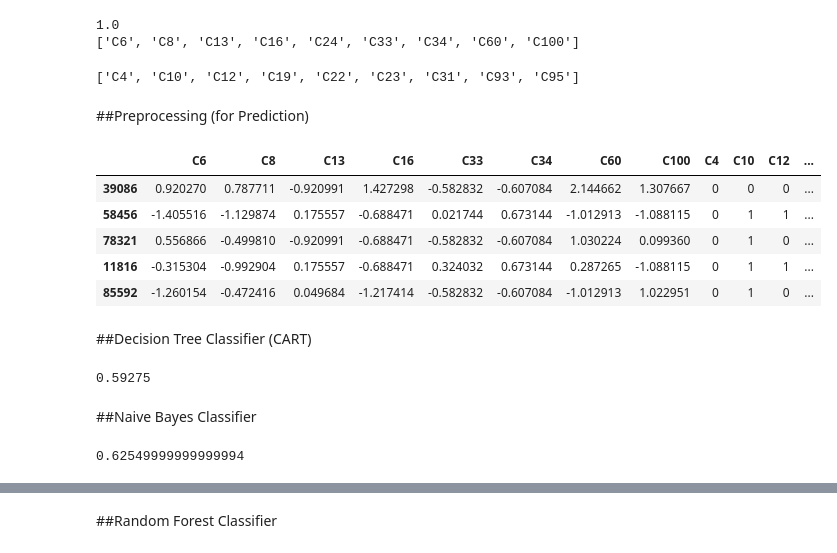
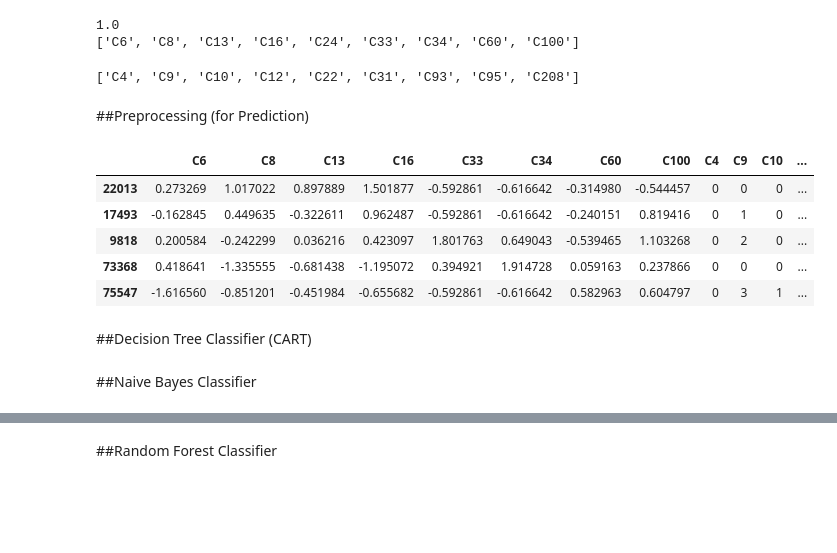
Before and after one commit to hungtzuhsuan/dataAnalytics, a Jupyter notebook: ipython/npout3_forecast.ipynb, the cells around one changed output, grey strips where cells are left out. Drawn from its saved outputs; the diff is of its cells as text; code cells hidden in the pictures; blank space fills up the shorter version.

```diff
--- a/ipython/npout3_forecast.ipynb
+++ b/ipython/npout3_forecast.ipynb
@@ -54,7 +67,7 @@ C46 does NOT affect C3
 # %%
 from scipy.stats import f_oneway
 
-for col in [df.columns[i] for i in xrange(len(df.columns)) if df.dtypes[i]!='object' and df.columns[i]!='C3']:
+for col in df.select_dtypes(exclude=['object']).columns:
     df_y = df.loc[df['C3']=='Y', col].fillna(0) # or dropna ?
     df_n = df.loc[df['C3']=='N', col].fillna(0) # or dropna ?
     fVal, p = f_oneway(df_y, df_n)
@@ -86,9 +99,9 @@ print len(df.columns), ", ".join(df.columns)
 # %% [markdown]
 ##Preprocessing (for Feature Selection)
 # %%
-from sklearn.preprocessing import StandardScaler
+from sklearn.preprocessing import StandardScaler, LabelBinarizer
 
-dfc = df.loc[:, [df.columns[i] for i in xrange(len(df.columns)) if df.dtypes[i]!='object' and df.columns[i]!='C3']]
+dfc = df.loc[:, df.select_dtypes(exclude=['object']).columns]
 for col in dfc.columns:
     dfc[col].fillna(0, inplace=True)
     dfc[col] = StandardScaler().fit_transform(dfc[col]) #(df['DT1_DATA_RTD_DUR_L'] - df['DT1_DATA_RTD_DUR_L'].mean())/df['DT1_DATA_RTD_DUR_L'].std(ddof=0)
@@ -104,13 +117,13 @@ dfc.head()
 # %% [markdown]
 ##Feature Selection
 # %%
-from sklearn.feature_selection import SelectKBest, f_classif
+from sklearn.feature_selection import SelectKBest, f_regression
 from sklearn.pipeline import Pipeline
 from sklearn import svm
 
 #coding
 X, y = dfc, df['C3'].replace({'N':0, 'Y':1})
-anova_svm = Pipeline([('anova', SelectKBest(f_classif, k=9)), ('svc', svm.SVC(kernel='linear'))])
+anova_svm = Pipeline([('anova', SelectKBest(f_regression, k=9)), ('svc', svm.SVC(kernel='linear'))])
 anova_svm.set_params(svc__C=0.1).fit(X, y)
 
 print anova_svm.score(X, y)
@@ -119,60 +132,58 @@ filtered = [dfc.columns[i] for i in anova_svm.named_steps['anova'].get_support(i
 print filtered
 
 #ranked_features = sorted(enumerate(anova_svm.named_steps['anova'].scores_), key=lambda x:x[1], reverse=True)
-#print [dfc.columns[e[0]] for e in ranked_features]
+#print [dfc.columns[x[0]] for x in ranked_features]
 # %% [output]
 1.0
 ['C6', 'C8', 'C13', 'C16', 'C24', 'C33', 'C34', 'C60', 'C100']
 # %%
 from sklearn.feature_selection import SelectKBest, chi2
 
-dfc = df.loc[:, [df.columns[i] for i in xrange(len(df.columns)) if df.dtypes[i]=='object' and df.columns[i]!='C3']]
+dfc = df.loc[:, [c for c in df.select_dtypes(include=['object']).columns if c!='C3']]
 for col in dfc.columns:
-    dfc[col] = df[col].replace({name: n for n, name in enumerate(df[col].unique())})
+    dfc[col] = df[col].replace(encoder[col])
 
 selector = SelectKBest(chi2, k=9).fit(dfc, y)
 filtered2 = [dfc.columns[i] for i in selector.get_support(indices=True)]
 print filtered2
 # %% [output]
-['C4', 'C10', 'C12', 'C19', 'C22', 'C23', 'C31', 'C93', 'C95']
+['C4', 'C9', 'C10', 'C12', 'C22', 'C31', 'C93', 'C95', 'C208']
 # %% [markdown]
 ##Preprocessing (for Prediction)
 # %%
 from sklearn.preprocessing import StandardScaler
 
 choosed = filtered + filtered2
 choosed.remove('C22')
 choosed.remove('C24')
 
 X = df.loc[:, choosed]
 y = df['C3'].replace({'N':0, 'Y':1})
 for col in X.columns:
   try:
     X[col].fillna(0, inplace=True)
     X[col] = StandardScaler().fit_transform(X[col])
   except:
-    X[col] = X[col].replace({name: n for n, name in enumerate(X[col].unique())})
+    X[col] = X[col].replace(encoder[col])
 
 X.head()
 # %% [output]
-|  | C6 | C8 | C13 | C16 | C33 | C34 | C60 | C100 | C4 | C10 | C12 | ... |
-| 39086 | 0.920270 | 0.787711 | -0.920991 | 1.427298 | -0.582832 | -0.607084 | 2.144662 | 1.307667 | 0 | 0 | 0 | ... |
-| 58456 | -1.405516 | -1.129874 | 0.175557 | -0.688471 | 0.021744 | 0.673144 | -1.012913 | -1.088115 | 0 | 1 | 1 | ... |
-| 78321 | 0.556866 | -0.499810 | -0.920991 | -0.688471 | -0.582832 | -0.607084 | 1.030224 | 0.099360 | 0 | 1 | 0 | ... |
-| 11816 | -0.315304 | -0.992904 | 0.175557 | -0.688471 | 0.324032 | 0.673144 | 0.287265 | -1.088115 | 0 | 1 | 1 | ... |
-| 85592 | -1.260154 | -0.472416 | 0.049684 | -1.217414 | -0.582832 | -0.607084 | -1.012913 | 1.022951 | 0 | 1 | 0 | ... |
+|  | C6 | C8 | C13 | C16 | C33 | C34 | C60 | C100 | C4 | C9 | C10 | ... |
+| 22013 | 0.273269 | 1.017022 | 0.897889 | 1.501877 | -0.592861 | -0.616642 | -0.314980 | -0.544457 | 0 | 0 | 0 | ... |
+| 17493 | -0.162845 | 0.449635 | -0.322611 | 0.962487 | -0.592861 | -0.616642 | -0.240151 | 0.819416 | 0 | 1 | 0 | ... |
+| 9818 | 0.200584 | -0.242299 | 0.036216 | 0.423097 | 1.801763 | 0.649043 | -0.539465 | 1.103268 | 0 | 2 | 0 | ... |
+| 73368 | 0.418641 | -1.335555 | -0.681438 | -1.195072 | 0.394921 | 1.914728 | 0.059163 | 0.237866 | 0 | 0 | 0 | ... |
+| 75547 | -1.616560 | -0.851201 | -0.451984 | -0.655682 | -0.592861 | -0.616642 | 0.582963 | 0.604797 | 0 | 3 | 1 | ... |
 # %% [markdown]
 ##Decision Tree Classifier (CART)
 # %%
 from sklearn import cross_validation
 from sklearn import tree
 
-X_train, X_test, y_train, y_test = cross_validation.train_test_split(X, y, test_size=0.4, random_state=0)
+X_train, X_test, y_train, y_test = cross_validation.train_test_split(X, y, test_size=0.0, random_state=0)
 
-clf0 = tree.DecisionTreeClassifier().fit(X_train, y_train) #CART
-clf0.score(X_test, y_test)
+clf1 = tree.DecisionTreeClassifier().fit(X_train, y_train) #CART
+clf1.score(X_test, y_test)
-# %% [output]
-0.59275
 # %%
 def get_code(tree, feature_names):
   left = tree.tree_.children_left
@@ -201,9 +212,7 @@ def get_code(tree, feature_names):
 # %%
 from sklearn.naive_bayes import GaussianNB
 
-X_train, X_test, y_train, y_test = cross_validation.train_test_split(X, y, test_size=0.4, random_state=0)
+#X_train, X_test, y_train, y_test = cross_validation.train_test_split(X, y, test_size=0.4, random_state=0)
 
-clf1 = GaussianNB().fit(X_train, y_train)
-clf1.score(X_test, y_test)
+clf2 = GaussianNB().fit(X_train, y_train)
+clf2.score(X_test, y_test)
-# %% [output]
-0.62549999999999994
```
Also changed, not shown: parts of 21 cells of this notebook.
